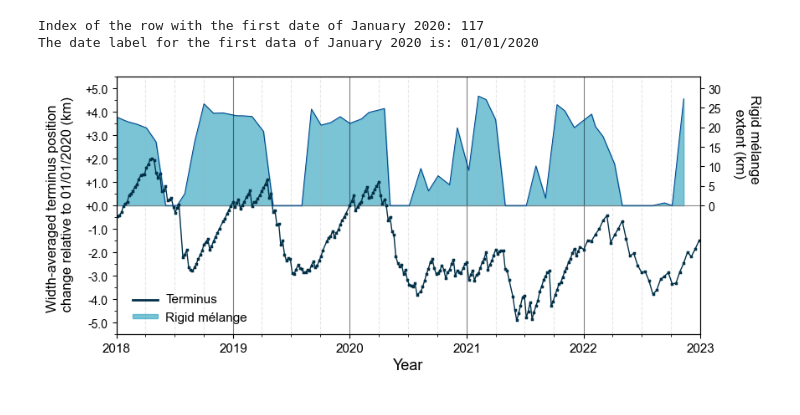
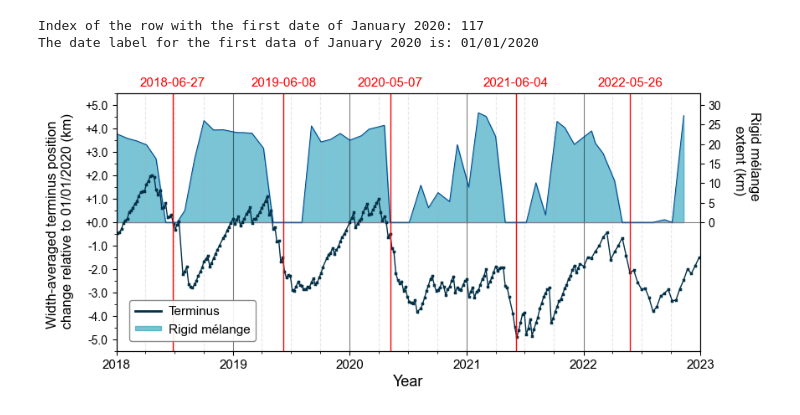
Before and after one commit to hannahpicton/jakobshavn_isbrae, a Jupyter notebook: code/figures/figure_5.ipynb, the cells around one changed output. Saved outputs shown, nothing was run; the diff lists cells and outputs as text; code cells hidden in the pictures.

Commit message:
added vertical date lines to Figure 5 representing the ArcticDEM profiles.

```diff
--- a/code/figures/figure_5.ipynb
+++ b/code/figures/figure_5.ipynb
@@ -51,6 +51,18 @@ ax1.set_ylabel(ytitle_terminus, labelpad=10, fontsize=12)
 
 # PLOT THE MELANGE EXTENT FILL ON THE SAME AXES (/6000) IN ORDER TO ALLOW FOR CORRECT ORDERING
 ax1.fill_between(terminus_position_date, 0, rigid_melange_extent/6000, alpha=0.6, color='#219ebc', zorder=0, label='Rigid mélange')
+
+# DEFINE DATES OF ARCTICDEM PROFILES FOR VERTICAL LINES
+vertical_lines_dates = [
+    pd.to_datetime('2018-06-27', format='%Y-%m-%d'),
+    pd.to_datetime('2019-06-08', format='%Y-%m-%d'),
+    pd.to_datetime('2020-05-07', format='%Y-%m-%d'),
+    pd.to_datetime('2021-06-04', format='%Y-%m-%d'),
+    pd.to_datetime('2022-05-26', format='%Y-%m-%d')]
+
+for date in vertical_lines_dates:
+    ax1.axvline(x=date, color='red', linestyle='-', linewidth=1)
+    ax1.text(date, 5.2 + 0.5, date.strftime('%Y-%m-%d'), color='red', ha='center', va='bottom', fontsize=11)
 
 # FORMAT THE Y-AXIS TICK LIMITS FOR THE TERMINUS POSITION
 min_y_value = -5
@@ -72,32 +84,32 @@ ax1.yaxis.set_minor_locator(minor_locator)
 # ADD SECOND Y-AXIS FOR MELANGE EXTENT
 ax2 = ax1.twinx()
 ax2.plot(terminus_position_date, rigid_melange_extent/1000, linewidth=0.7, color='#023e8a', zorder=2)
 y_axis_label = ax2.set_ylabel(ytitle_melange, labelpad=10, fontsize=12, rotation=-90, verticalalignment='bottom')
 y_axis_label.set_y(0.75)
 
 # FORMAT THE Y-AXIS TICK LIMITS FOR THE RIGID MELANGE EXTENT
 ax2.set_ylim(-33, 33)
 ax2.set_yticks(np.arange(0, 30+1, 5))
 
 # SET THE X AXIS TICK LIMITS TO RANGE BETWEEN 2018/01/01 AND 2023/01/01
 min_x_value = pd.to_datetime('2018-01-01', format='%Y-%m-%d')
 max_x_value = pd.to_datetime('2023-01-01', format='%Y-%m-%d')
 plt.xlim(min_x_value, max_x_value)
 three_month_intervals = mdates.MonthLocator(interval=3)
 ax1.xaxis.set_minor_locator(three_month_intervals)
 
 # ADD A LEGEND FOR THE ICE DISCHARGE LINE
 lines, labels = ax1.get_legend_handles_labels()
 lines2, labels2 = ax2.get_legend_handles_labels()
-legend = ax1.legend(lines + lines2, labels + labels2, loc='lower left', bbox_to_anchor=(0, -0.02), frameon=False, framealpha=1, handletextpad=0.6, handleheight=0.1, fontsize=11, facecolor='white', borderaxespad=0.8, borderpad=0.45, fancybox=False)
+legend = ax1.legend(lines + lines2, labels + labels2, loc='lower left', bbox_to_anchor=(0.005, 0), frameon=True, framealpha=0.9, edgecolor='gray', handletextpad=0.6, handleheight=0.1, fontsize=11, facecolor='white', borderaxespad=0.8, borderpad=0.45, fancybox=True)
 legend.set_zorder(20)
 
 for line in legend.get_lines():
     line.set_linewidth(2)
     line.set_markersize(8)
 
 ax1.tick_params(axis='x', labelsize=11)
 
 plt.savefig('R:/JAKOBSHAVN/CODE/github/jakobshavn_isbrae/figures/figure_5.png', dpi=300)
 # %% [output]
-[figure, old version]
+[figure, new version]
```
Also changed, not shown: 2 other files.
